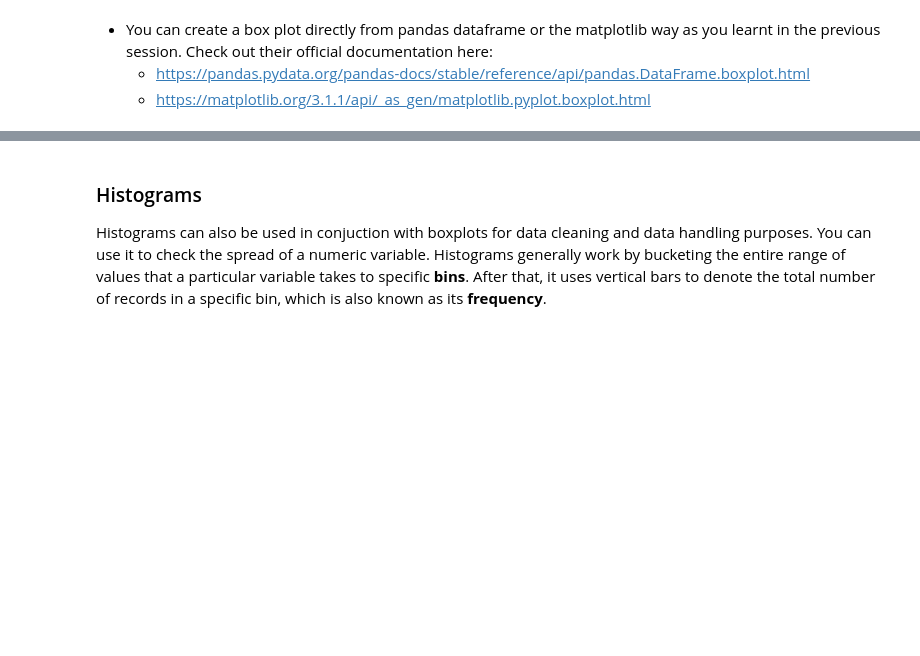
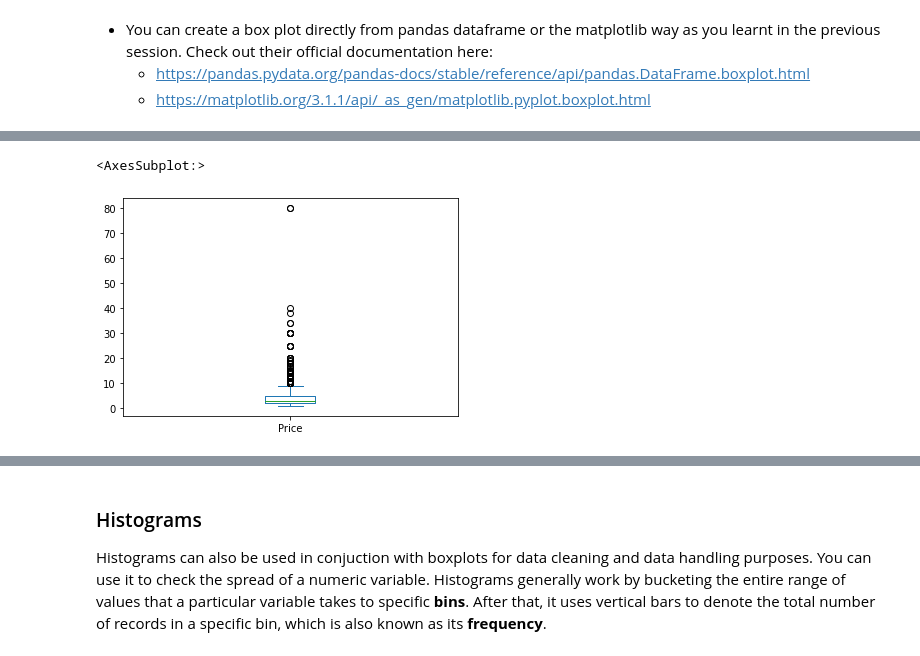
Before and after one commit to saishankar2748/Data-Analysis, a Jupyter notebook: Case Study Google Playstore apps/Data Visualisation in Python - Case Study.ipynb, the cells around one changed output, grey strips where cells are left out. Drawn from its saved outputs; the diff is of its cells as text; code cells hidden in the pictures; blank space fills up the shorter version.

```diff
--- a/Case Study Google Playstore apps/Data Visualisation in Python - Case Study.ipynb
+++ b/Case Study Google Playstore apps/Data Visualisation in Python - Case Study.ipynb
@@ -509,4 +542,10 @@ Using a box plot you can identify the outliers as follows:
 # %%
 #Clean the Price column
+inp1 = inp1[inp1['Price']<=200]
 # %%
 #Create a box plot for paid apps
+
+inp1[inp1['Price']>0]['Price'].plot.box()
+# %% [output]
+<AxesSubplot:>
+[figure, added]
```
Also changed, not shown: parts of 12 cells of this notebook.
